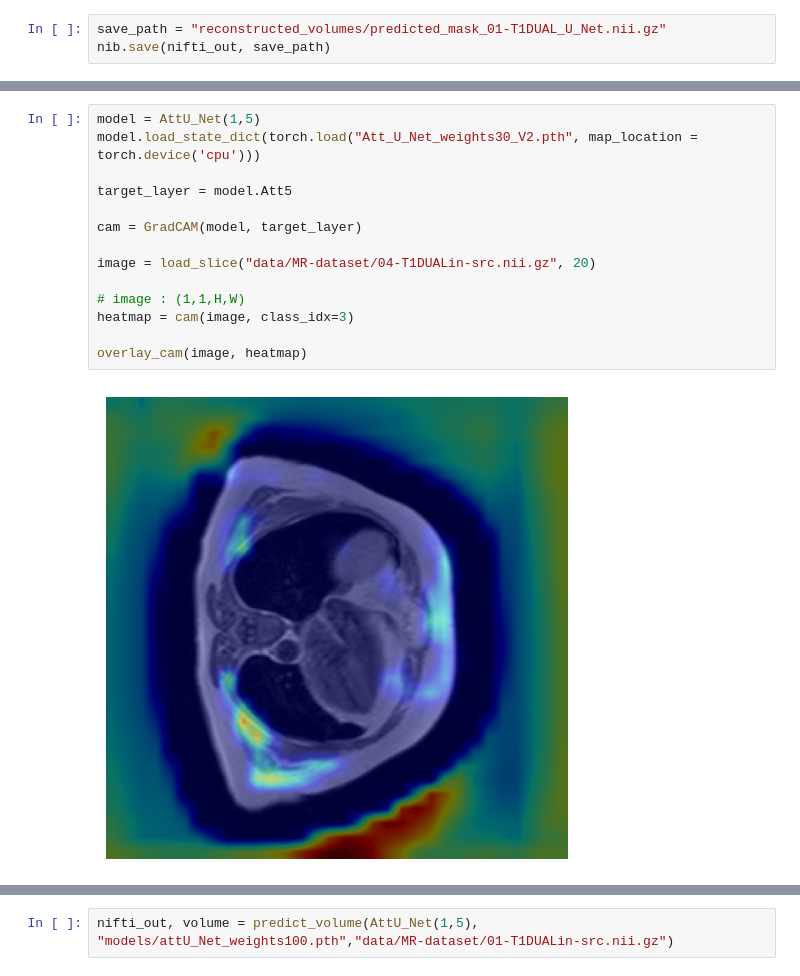
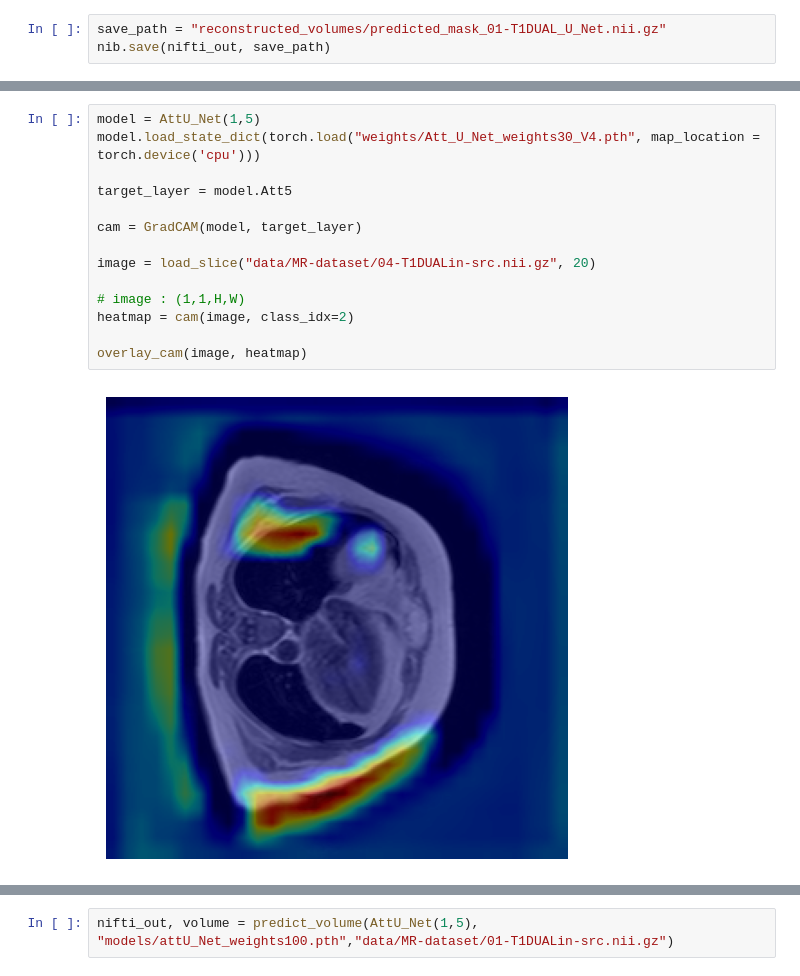
Before and after one commit to YZO4IAETHGe/Attention-based-U-net, a Jupyter notebook: notebook.ipynb, the cells around one changed output, grey strips where cells are left out. Cells and saved outputs as stored; diff of their text form.

```diff
--- a/notebook.ipynb
+++ b/notebook.ipynb
@@ -245,16 +315,16 @@ overlay_cam(image, heatmap)
 # %%
 model = AttU_Net(1,5)
-model.load_state_dict(torch.load("Att_U_Net_weights30_V2.pth", map_location = torch.device('cpu')))
+model.load_state_dict(torch.load("weights/Att_U_Net_weights30_V4.pth", map_location = torch.device('cpu')))
 
 target_layer = model.Att5
 
 cam = GradCAM(model, target_layer)
 
 image = load_slice("data/MR-dataset/04-T1DUALin-src.nii.gz", 20)
 
 # image : (1,1,H,W)
-heatmap = cam(image, class_idx=3)
+heatmap = cam(image, class_idx=2)
 
 overlay_cam(image, heatmap)
 # %% [output]
-[figure, old version]
+[figure, new version]
```
Also changed, not shown: parts of 40 cells of this notebook, 3 other files.
